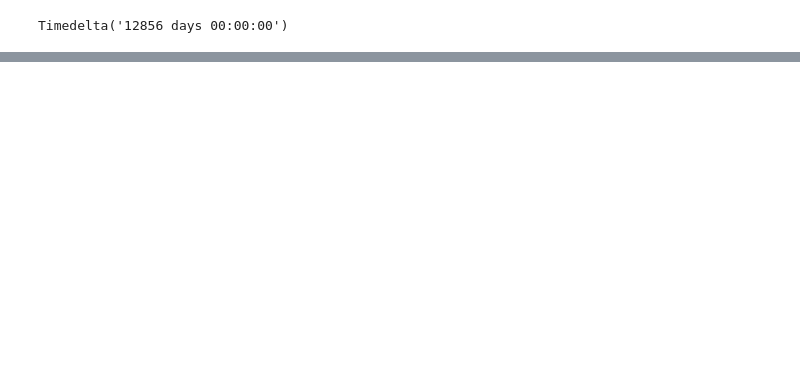
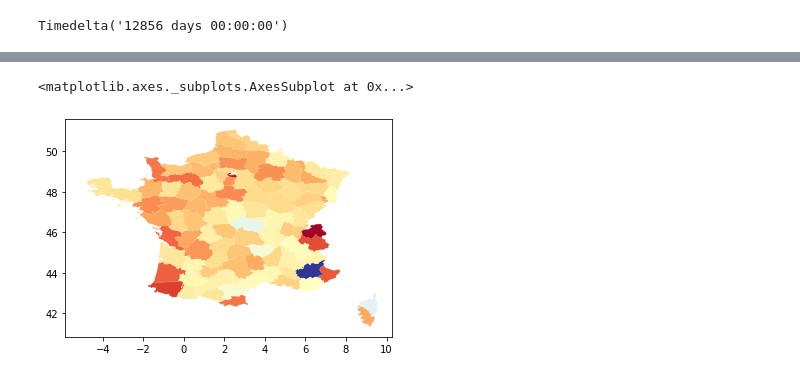
Before and after one commit to dusylvain/Projet-Python-deputes, a Jupyter notebook: statistiques_descriptives_depute (1).ipynb, the cells around one changed output, grey strips where cells are left out. Saved outputs shown, nothing was run; the diff lists cells and outputs as text; code cells hidden in the pictures; blank space fills up the shorter version.

```diff
--- a/statistiques_descriptives_depute (1).ipynb
+++ b/statistiques_descriptives_depute (1).ipynb
@@ -142,0 +236,2 @@ table.head()
+# %%
+table.columns=[i[1:] for i in table.columns]#on enlève l'espace devant le nom des départements
@@ -142,0 +247,8 @@ table.head()
+# %%
+carte_departement_metrop.set_index('nom', inplace=True)#on met le nom du département en index pour pouvoir joindre les bases
+# %%
+df = carte_departement_metrop.merge(table.T, how = 'inner', left_index=True, right_index=True)
+df.plot(column = 'nombre moyen de mandats par député', cmap = 'RdYlBu_r')
+# %% [output]
+<matplotlib.axes._subplots.AxesSubplot at 0x...>
+[figure, added]
```
Also changed, not shown: parts of 26 cells of this notebook.
